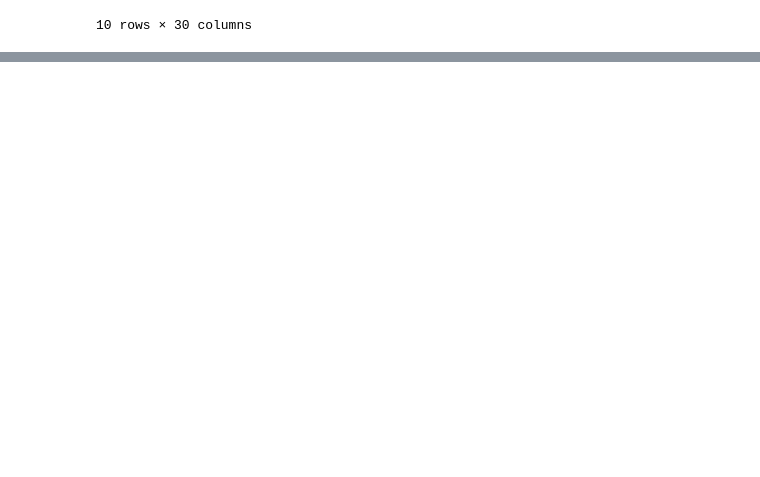
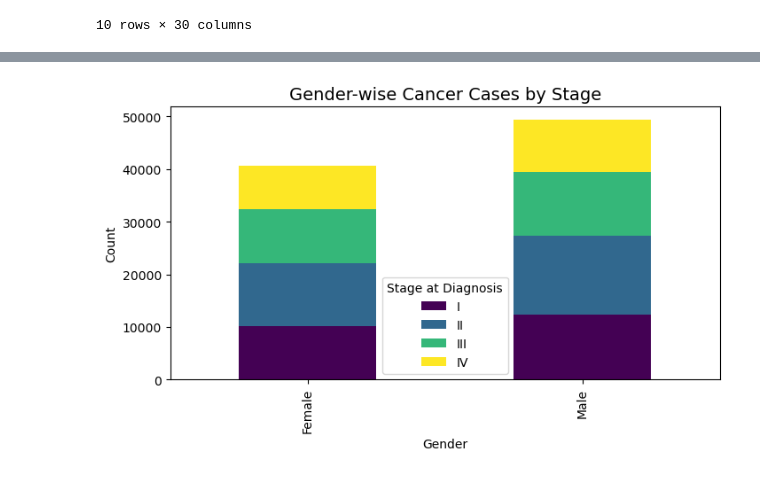
Before and after one commit to wncelrcn/Colorectal-Cancer-Prediction, a Jupyter notebook: Colorectal_Cancer.ipynb, the cells around one changed output, grey strips where cells are left out. Drawn from its saved outputs; the diff is of its cells as text; code cells hidden in the pictures; blank space fills up the shorter version.

```diff
--- a/Colorectal_Cancer.ipynb
+++ b/Colorectal_Cancer.ipynb
@@ -53,0 +170,10 @@ df.head(10)
+# %%
+gender_stage = df.groupby(["Gender", "Stage_at_Diagnosis"]).size().unstack()
+gender_stage.plot(kind="bar", stacked=True, figsize=(8, 4), colormap="viridis")
+plt.title("Gender-wise Cancer Cases by Stage", fontsize=14)
+plt.xlabel("Gender")
+plt.ylabel("Count")
+plt.legend(title="Stage at Diagnosis")
+plt.show()
+# %% [output]
+[figure, added]
```
Also changed, not shown: parts of 43 cells of this notebook, 9 other files.
